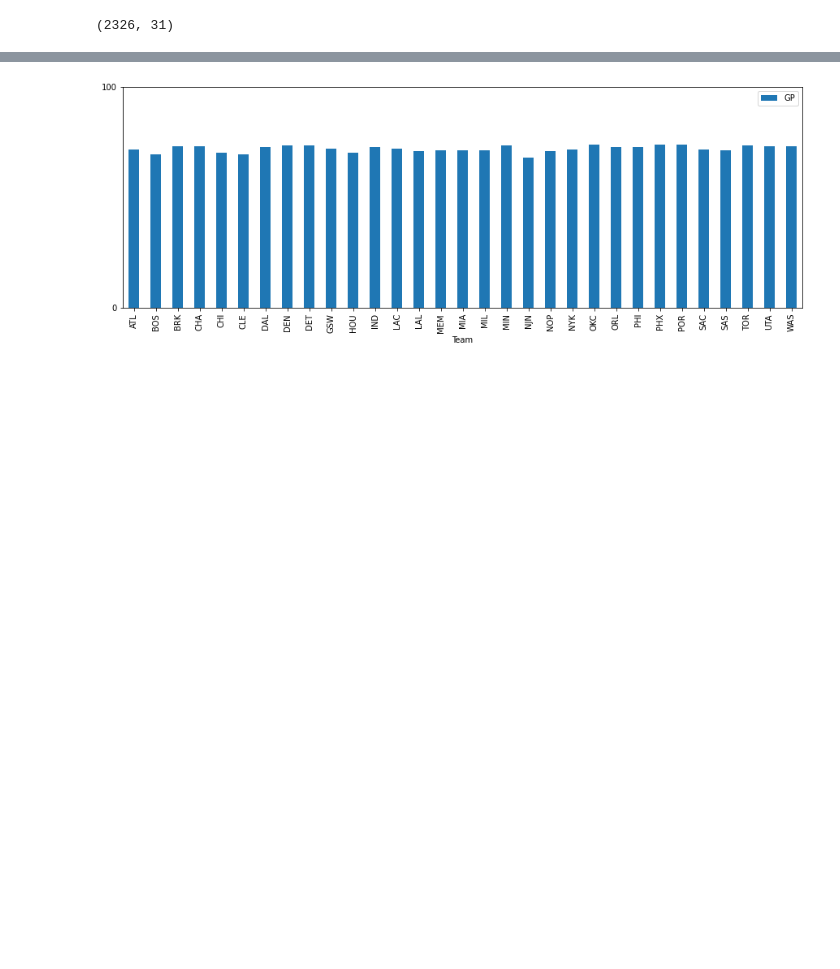
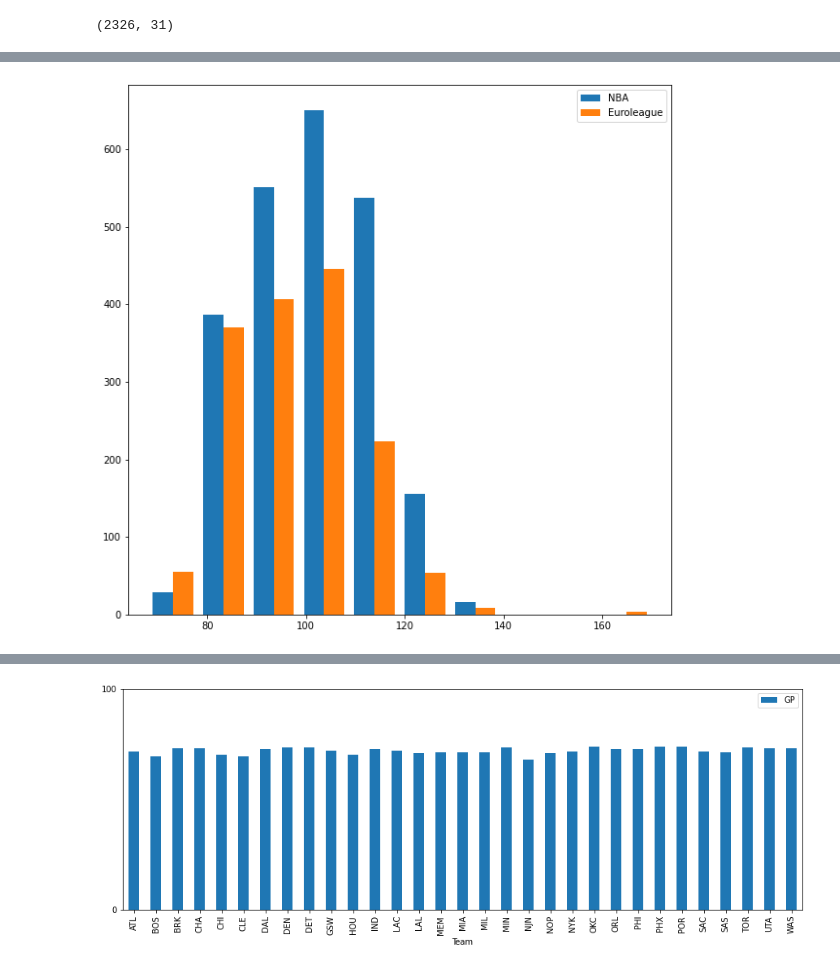
Before and after one commit to aleksperic/Basketball-player-stats, a Jupyter notebook: Basketball_player_stats.ipynb, the cells around one changed output, grey strips where cells are left out. Cells and saved outputs as stored; diff of their text form; code cells hidden in the pictures; blank space fills up the shorter version.

```diff
--- a/Basketball_player_stats.ipynb
+++ b/Basketball_player_stats.ipynb
@@ -130,0 +244,10 @@ nba_regular.shape
+# %%
+x = nba_regular['NBA weight_kg'].to_numpy()
+y = euroleague['Euroleague weight_kg'].to_numpy()
+
+plt.figure(figsize=(10,10))
+plt.hist([x, y], label=['NBA', 'Euroleague'], bins=10)
+plt.legend(loc='upper right')
+plt.show()
+# %% [output]
+[figure, added]
```
Also changed, not shown: parts of 34 cells of this notebook.
